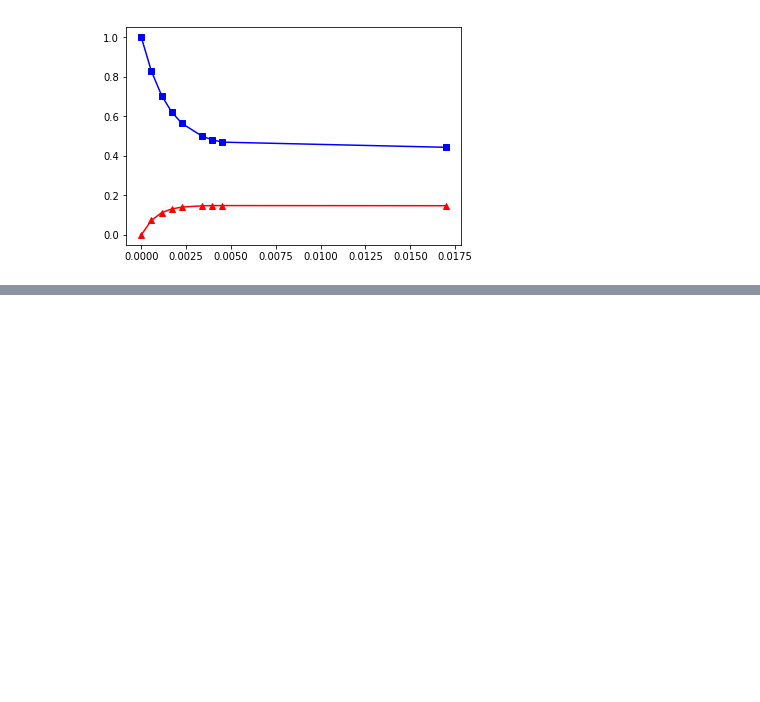
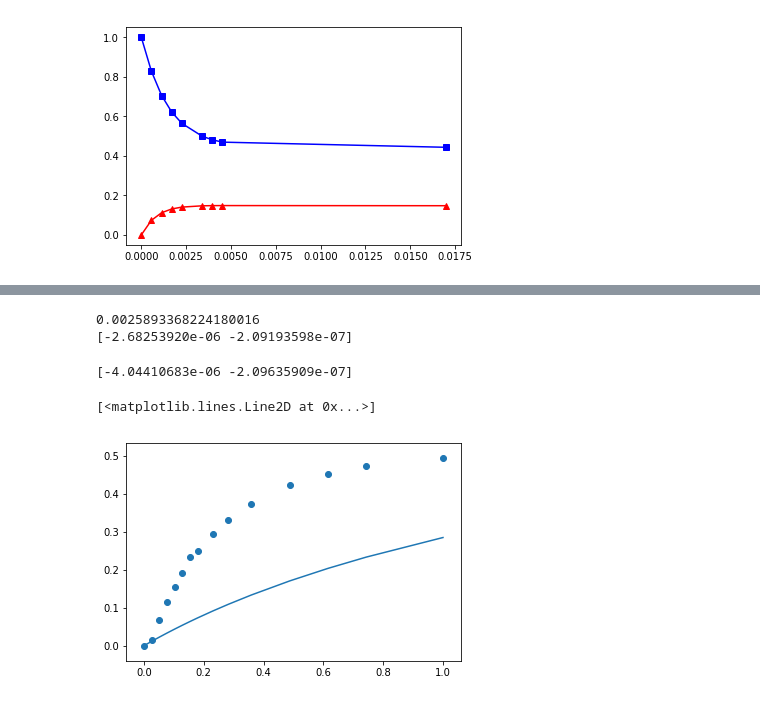
Before and after one commit to lsg6140/Python, a Jupyter notebook: PBM/pe_ode_test.ipynb, the cells around one changed output, grey strips where cells are left out. Drawn from its saved outputs; the diff is of its cells as text; code cells hidden in the pictures; blank space fills up the shorter version.

```diff
--- a/PBM/pe_ode_test.ipynb
+++ b/PBM/pe_ode_test.ipynb
@@ -298,0 +452,20 @@ y0 is
+# %%
+S_scaled1,g_scaled1 = pe.Sg_ode(model1_scaled_pe,yhat_model1/yc1,Q1,kbar1,tbar1)
+print(S_scaled1)
+print(g_scaled1)
+# %% [output]
+0.0025893368224180016
+[-2.68253920e-06 -2.09193598e-07]
+# %%
+g_reduced1 = g_scaled1@np.diag(kbar1)
+print(g_reduced1)
+# %% [output]
+[-4.04410683e-06 -2.09635909e-07]
+# %%
+res_model1_scaled_pe0= pe.state_jacob_int(model1_scaled_pe,y0bar1,kbar10,tbar1)
+# %%
+plt.scatter(tbar1,yhat_model1/yc1)
+plt.plot(tbar1,res_model1_scaled_pe0[0][0,:])
+# %% [output]
+[<matplotlib.lines.Line2D at 0x...>]
+[figure, added]
```
Also changed, not shown: parts of 58 cells of this notebook, 3 other files.
